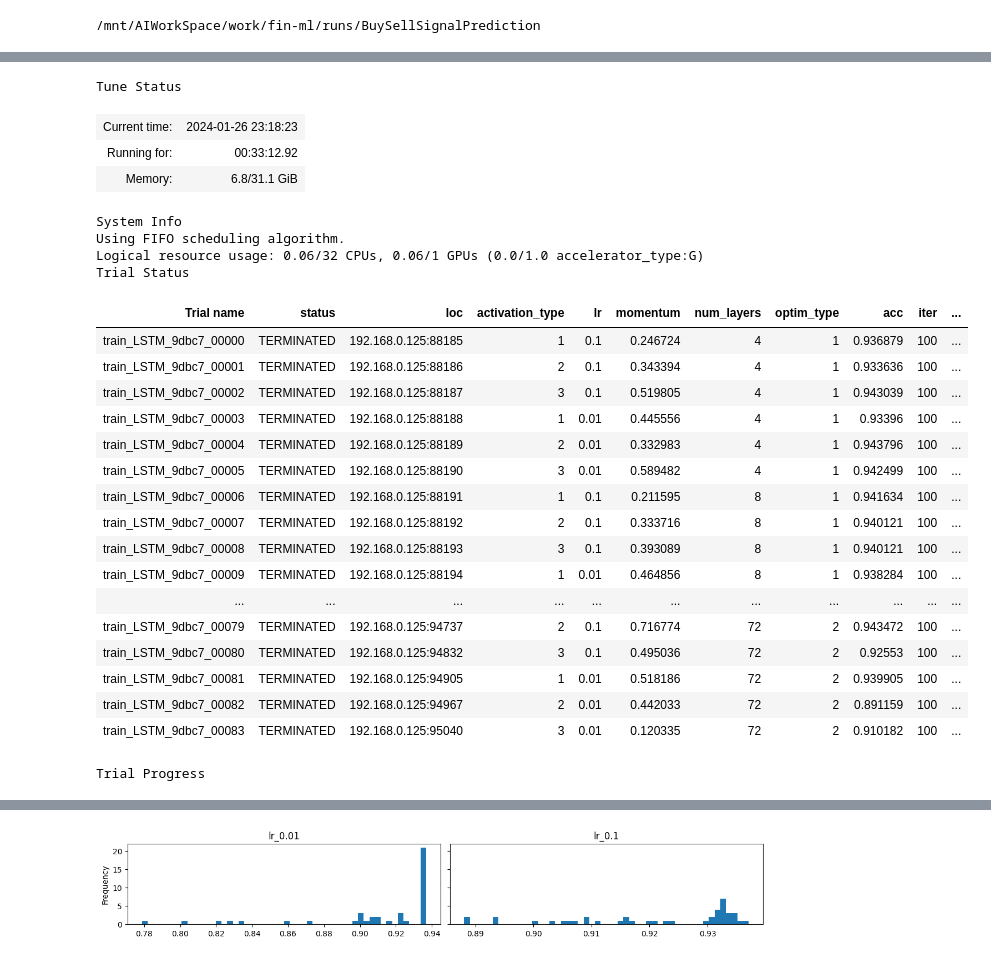
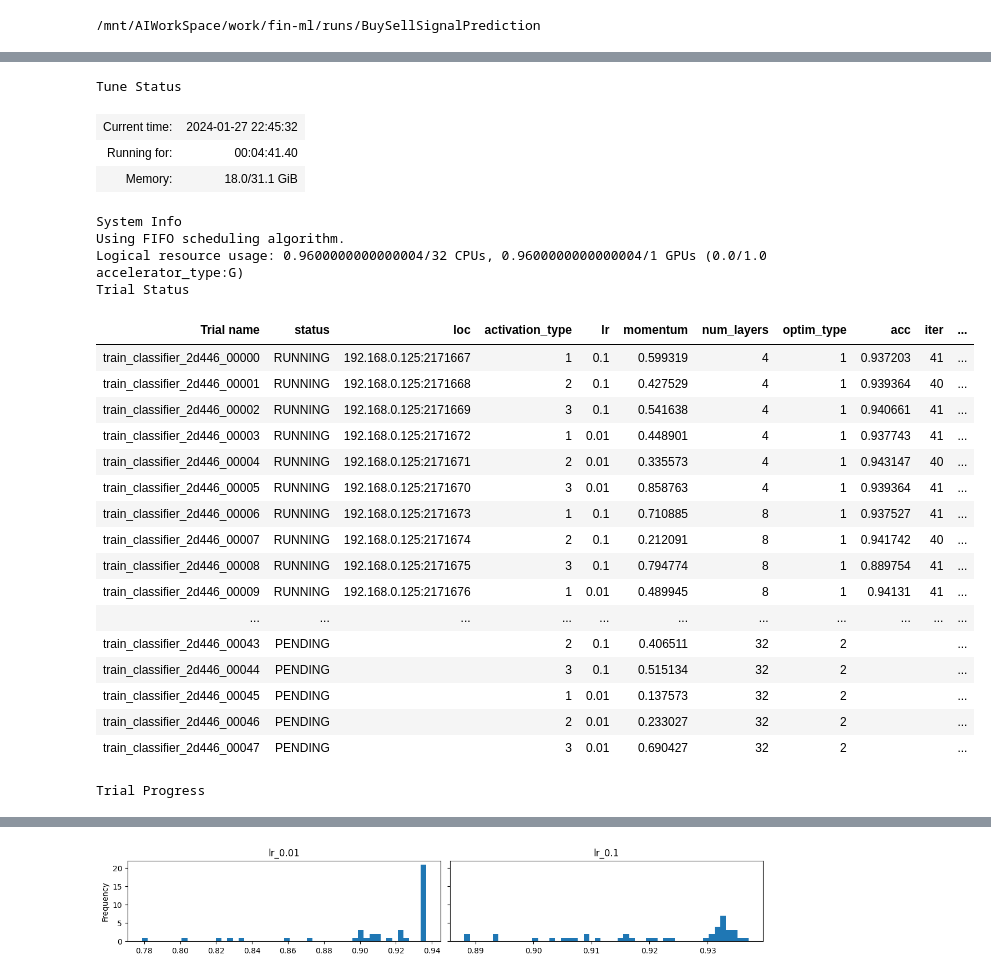
Before and after one commit to cloudaipro/fin-ml, a Jupyter notebook: BuySellSignalPrediction.ipynb, the cells around one changed output, grey strips where cells are left out. Saved outputs shown, nothing was run; the diff lists cells and outputs as text; code cells hidden in the pictures.

```diff
--- a/BuySellSignalPrediction.ipynb
+++ b/BuySellSignalPrediction.ipynb
@@ -193,8 +196,8 @@ def prepare_dataloader():
     X_train_data = X_dfm.fit_transform(X_train_data)
     X_test_data = X_dfm.transform(X_test_data)
 
-    train_loader = DataLoader(SignalDataset(X_train_data, Y_train_data), batch_size, shuffle=True)
-    test_loader = DataLoader(SignalDataset(X_test_data, Y_test_data), batch_size)
+    train_loader = DataLoader(SignalDataset(X_train_data, Y_train_data), batch_size, shuffle=True, num_workers=num_workers, pin_memory=pin_memory, pin_memory_device='cuda')
+    test_loader = DataLoader(SignalDataset(X_test_data, Y_test_data), batch_size=batch_size, num_workers=num_workers, pin_memory=pin_memory, pin_memory_device='cuda')
 
     return train_loader, test_loader, X_train_data.shape[1]
 # %%
@@ -324 +333,30 @@ def do_train(model, optimizer, train_dl, test_dl, id_str, config, writer):
+# %%
+def train_classifier(config):
+    lr = config["lr"]
+    momentum = config["momentum"]
+    optim_type = config["optim_type"]
+    num_layers = config["num_layers"]
+    activation_type = config["activation_type"]
+
+    id_str = f"{lr}_{momentum}_{optim_type}_{num_layers}_{activation_type}"
+
+    # writer = SummaryWriter(f"{log_dir}/{id_str}")
+
+    train_loader, test_loader, features_size = prepare_dataloader()
+    model = BuySellSignalClassifier(features_size, num_layers, activation_type)
+    model = model.to(device)
+    optimizer = torch.optim.Adam(model.parameters(), lr=lr) if optim_type == 1 else torch.optim.SGD(model.parameters(), lr=lr, momentum=momentum)
+    #metric_dict = do_train(model, optimizer, train_loader, test_loader, id_str, config, writer)
+    do_train(model, optimizer, train_loader, test_loader, id_str, config)
+    # writer.add_hparams(
+    #     {
+    #         "lr": lr,
+    #         "momentum": momentum,
+    #         "optim_type": optim_type,
+    #         "num_layers": num_layers,
+    #         "activation_type": activation_type
+    #     },
+    #     metric_dict
+    # )
+    # writer.close()
 # %%
@@ -378,7 +421,7 @@ search_space = {
     "lr": tune.grid_search([0.1, 0.01]),
     "momentum": tune.uniform(0.1, 0.9),
     "optim_type": tune.grid_search([1, 2]),
-    "num_layers": tune.grid_search([4, 8, 16, 32, 48, 64, 72]),
+    "num_layers": tune.grid_search([4, 8, 16, 32]), # , 48, 64, 72
     "activation_type": tune.grid_search([1, 2, 3]) #, 2, 3])
 }
 
@@ -396,13 +439,14 @@ Total count of configs = 84
 # %%
 import warnings
+import os
 warnings.filterwarnings('ignore', category=Warning)
 
 time_str = datetime.now().strftime('%Y-%m-%d_%H.%M.%S')
 log_dir = f'{log_dir_base}/{time_str}'
-
-analysis = tune.run(train_LSTM,
+os.makedirs(log_dir)
+analysis = tune.run(train_classifier,
                     config=search_space,
-                    resources_per_trial={'cpu':0.06, 'gpu':0.06},
+                    resources_per_trial={'cpu':0.1, 'gpu':0.1},
                     metric="mean_accuracy",
                     mode="max"
                     )
@@ -411,27 +455,27 @@ analysis = tune.run(train_LSTM,
 Tune Status
-| Current time: | 2024-01-26 23:18:23 |
-| Running for: | 00:33:12.92 |
-| Memory: | 6.8/31.1 GiB |
+| Current time: | 2024-01-27 22:45:32 |
+| Running for: | 00:04:41.40 |
+| Memory: | 18.0/31.1 GiB |
 System Info
 Using FIFO scheduling algorithm.
-Logical resource usage: 0.06/32 CPUs, 0.06/1 GPUs (0.0/1.0 accelerator_type:G)
+Logical resource usage: 0.9600000000000004/32 CPUs, 0.9600000000000004/1 GPUs (0.0/1.0 accelerator_type:G)
 Trial Status
 | Trial name | status | loc | activation_type | lr | momentum | num_layers | optim_type | acc | iter | ... |
-| train_LSTM_9dbc7_00000 | TERMINATED | 192.168.0.125:88185 | 1 | 0.1 | 0.246724 | 4 | 1 | 0.936879 | 100 | ... |
-| train_LSTM_9dbc7_00001 | TERMINATED | 192.168.0.125:88186 | 2 | 0.1 | 0.343394 | 4 | 1 | 0.933636 | 100 | ... |
-| train_LSTM_9dbc7_00002 | TERMINATED | 192.168.0.125:88187 | 3 | 0.1 | 0.519805 | 4 | 1 | 0.943039 | 100 | ... |
-| train_LSTM_9dbc7_00003 | TERMINATED | 192.168.0.125:88188 | 1 | 0.01 | 0.445556 | 4 | 1 | 0.93396 | 100 | ... |
-| train_LSTM_9dbc7_00004 | TERMINATED | 192.168.0.125:88189 | 2 | 0.01 | 0.332983 | 4 | 1 | 0.943796 | 100 | ... |
-| train_LSTM_9dbc7_00005 | TERMINATED | 192.168.0.125:88190 | 3 | 0.01 | 0.589482 | 4 | 1 | 0.942499 | 100 | ... |
-| train_LSTM_9dbc7_00006 | TERMINATED | 192.168.0.125:88191 | 1 | 0.1 | 0.211595 | 8 | 1 | 0.941634 | 100 | ... |
-| train_LSTM_9dbc7_00007 | TERMINATED | 192.168.0.125:88192 | 2 | 0.1 | 0.333716 | 8 | 1 | 0.940121 | 100 | ... |
-| train_LSTM_9dbc7_00008 | TERMINATED | 192.168.0.125:88193 | 3 | 0.1 | 0.393089 | 8 | 1 | 0.940121 | 100 | ... |
-| train_LSTM_9dbc7_00009 | TERMINATED | 192.168.0.125:88194 | 1 | 0.01 | 0.464856 | 8 | 1 | 0.938284 | 100 | ... |
+| train_classifier_2d446_00000 | RUNNING | 192.168.0.125:2171667 | 1 | 0.1 | 0.599319 | 4 | 1 | 0.937203 | 41 | ... |
+| train_classifier_2d446_00001 | RUNNING | 192.168.0.125:2171668 | 2 | 0.1 | 0.427529 | 4 | 1 | 0.939364 | 40 | ... |
+| train_classifier_2d446_00002 | RUNNING | 192.168.0.125:2171669 | 3 | 0.1 | 0.541638 | 4 | 1 | 0.940661 | 41 | ... |
+| train_classifier_2d446_00003 | RUNNING | 192.168.0.125:2171672 | 1 | 0.01 | 0.448901 | 4 | 1 | 0.937743 | 41 | ... |
+| train_classifier_2d446_00004 | RUNNING | 192.168.0.125:2171671 | 2 | 0.01 | 0.335573 | 4 | 1 | 0.943147 | 40 | ... |
+| train_classifier_2d446_00005 | RUNNING | 192.168.0.125:2171670 | 3 | 0.01 | 0.858763 | 4 | 1 | 0.939364 | 41 | ... |
+| train_classifier_2d446_00006 | RUNNING | 192.168.0.125:2171673 | 1 | 0.1 | 0.710885 | 8 | 1 | 0.937527 | 41 | ... |
+| train_classifier_2d446_00007 | RUNNING | 192.168.0.125:2171674 | 2 | 0.1 | 0.212091 | 8 | 1 | 0.941742 | 40 | ... |
+| train_classifier_2d446_00008 | RUNNING | 192.168.0.125:2171675 | 3 | 0.1 | 0.794774 | 8 | 1 | 0.889754 | 41 | ... |
+| train_classifier_2d446_00009 | RUNNING | 192.168.0.125:2171676 | 1 | 0.01 | 0.489945 | 8 | 1 | 0.94131 | 41 | ... |
 | ... | ... | ... | ... | ... | ... | ... | ... | ... | ... | ... |
-| train_LSTM_9dbc7_00079 | TERMINATED | 192.168.0.125:94737 | 2 | 0.1 | 0.716774 | 72 | 2 | 0.943472 | 100 | ... |
-| train_LSTM_9dbc7_00080 | TERMINATED | 192.168.0.125:94832 | 3 | 0.1 | 0.495036 | 72 | 2 | 0.92553 | 100 | ... |
-| train_LSTM_9dbc7_00081 | TERMINATED | 192.168.0.125:94905 | 1 | 0.01 | 0.518186 | 72 | 2 | 0.939905 | 100 | ... |
-| train_LSTM_9dbc7_00082 | TERMINATED | 192.168.0.125:94967 | 2 | 0.01 | 0.442033 | 72 | 2 | 0.891159 | 100 | ... |
-| train_LSTM_9dbc7_00083 | TERMINATED | 192.168.0.125:95040 | 3 | 0.01 | 0.120335 | 72 | 2 | 0.910182 | 100 | ... |
+| train_classifier_2d446_00043 | PENDING |  | 2 | 0.1 | 0.406511 | 32 | 2 |  |  | ... |
+| train_classifier_2d446_00044 | PENDING |  | 3 | 0.1 | 0.515134 | 32 | 2 |  |  | ... |
+| train_classifier_2d446_00045 | PENDING |  | 1 | 0.01 | 0.137573 | 32 | 2 |  |  | ... |
+| train_classifier_2d446_00046 | PENDING |  | 2 | 0.01 | 0.233027 | 32 | 2 |  |  | ... |
+| train_classifier_2d446_00047 | PENDING |  | 3 | 0.01 | 0.690427 | 32 | 2 |  |  | ... |
 Trial Progress
 | Trial name | mean_accuracy |
```
Also changed, not shown: parts of 7 cells of this notebook.
